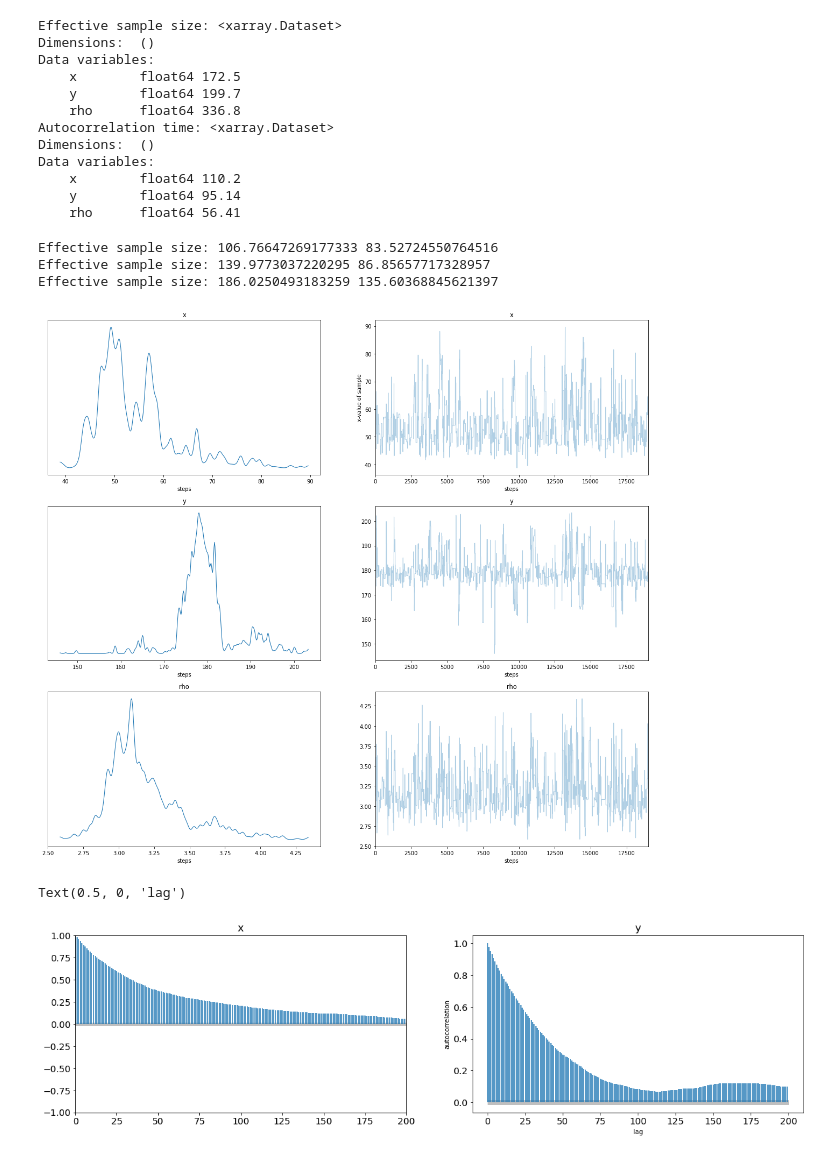
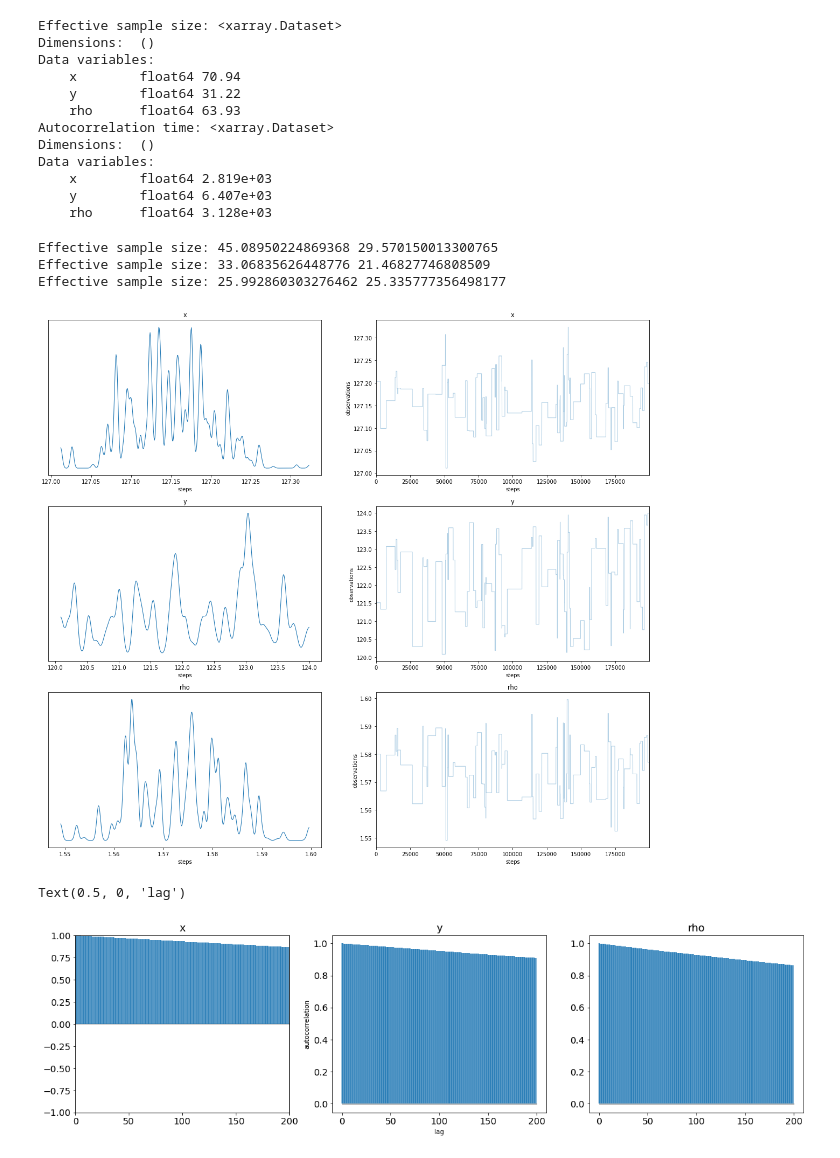
Before and after one commit to annegretW/Masterarbeit_EEG_Uncertainties, a Jupyter notebook: masterarbeit/2d/evaluations/diagnostics.ipynb, the cells around one changed output. Drawn from its saved outputs; the diff is of its cells as text; code cells hidden in the pictures.

Commit message:
New configs

```diff
--- a/masterarbeit/2d/evaluations/diagnostics.ipynb
+++ b/masterarbeit/2d/evaluations/diagnostics.ipynb
@@ -14,7 +14,7 @@ import evaluations
 import json
 import create_structured_mesh as msh
 # %%
-parameters_path = "../configs/test_01/mh.json"
+parameters_path = "../configs/test_mh/mh.json"
 
 file = open(parameters_path)
 config = json.load(file)
@@ -32,7 +32,9 @@ dipole_type = config["ModelConfig"]["DipoleType"]
 
 sample_path = config["Setup"]["OutputPath"] + config["Sampling"]["ResultFile"] + ".h5"
 #fin = h5py.File(sample_path)
-fin = h5py.File("/home/anne/Masterarbeit/masterarbeit/2d/results/test_mlda/mlda_test_1.h5")
+
+
+fin = h5py.File("/home/anne/Masterarbeit/masterarbeit/2d/results/test_mh/mh_test_3_64_pi_18_0.h5")
 samples = np.array( fin['/samples'] )[:,:]
 fin.close()
 
@@ -90,46 +67,48 @@ print("Autocorrelation time: " + str(n/az.ess(sample_dataset)))
 Effective sample size: <xarray.Dataset>
 Dimensions:  ()
 Data variables:
-    x        float64 172.5
-    y        float64 199.7
-    rho      float64 336.8
+    x        float64 70.94
+    y        float64 31.22
+    rho      float64 63.93
 Autocorrelation time: <xarray.Dataset>
 Dimensions:  ()
 Data variables:
-    x        float64 110.2
-    y        float64 95.14
-    rho      float64 56.41
+    x        float64 2.819e+03
+    y        float64 6.407e+03
+    rho      float64 3.128e+03
 # %%
 print("")
 print("Effective sample size: " + str(az.ess(samples[0][:int(n/2)])) + " " + str(az.ess(samples[0][int(n/2):])))
 print("Effective sample size: " + str(az.ess(samples[1][:int(n/2)])) + " " + str(az.ess(samples[1][int(n/2):])))
 print("Effective sample size: " + str(az.ess(samples[2][:int(n/2)])) + " " + str(az.ess(samples[2][int(n/2):])))
 # %% [output]
-Effective sample size: 106.76647269177333 83.52724550764516
-Effective sample size: 139.9773037220295 86.85657717328957
-Effective sample size: 186.0250493183259 135.60368845621397
+Effective sample size: 45.08950224869368 29.570150013300765
+Effective sample size: 33.06835626448776 21.46827746808509
+Effective sample size: 25.992860303276462 25.335777356498177
 # %%
 fig, axes = plt.subplots(3, 2, figsize=(20,18))
 
 for ax in axes.flatten():
     ax.set_xlabel('steps')
 
-axes[0,1].set_ylabel('x-value of sample')
+axes[0,1].set_ylabel('observations')
+axes[1,1].set_ylabel('observations')
+axes[2,1].set_ylabel('observations')
 #axes[0,1].set_ylim(60,130)
 
 p = az.plot_trace(sample_dataset, axes=axes)
 # %% [output]
-[figure, old version]
+[figure, new version]
 # %%
-fig, axes = plt.subplots(1, 2, figsize=(20,5))
+fig, axes = plt.subplots(1, 3, figsize=(20,5))
 
 p = az.plot_autocorr(sample_dataset, ax = axes, max_lag=200, combined=True, figsize=(20,4))
 
 axes[1].set_ylabel('autocorrelation')
 axes[1].set_xlabel('lag')
 # %% [output]
 Text(0.5, 0, 'lag')
-[figure, old version]
+[figure, new version]
 # %%
 #p = az.plot_ess(sample_dataset, kind='local')
 #p = az.plot_ess(sample_dataset, kind='quantile')
```
Also changed, not shown: parts of 1 cell of this notebook, 47 other files.
